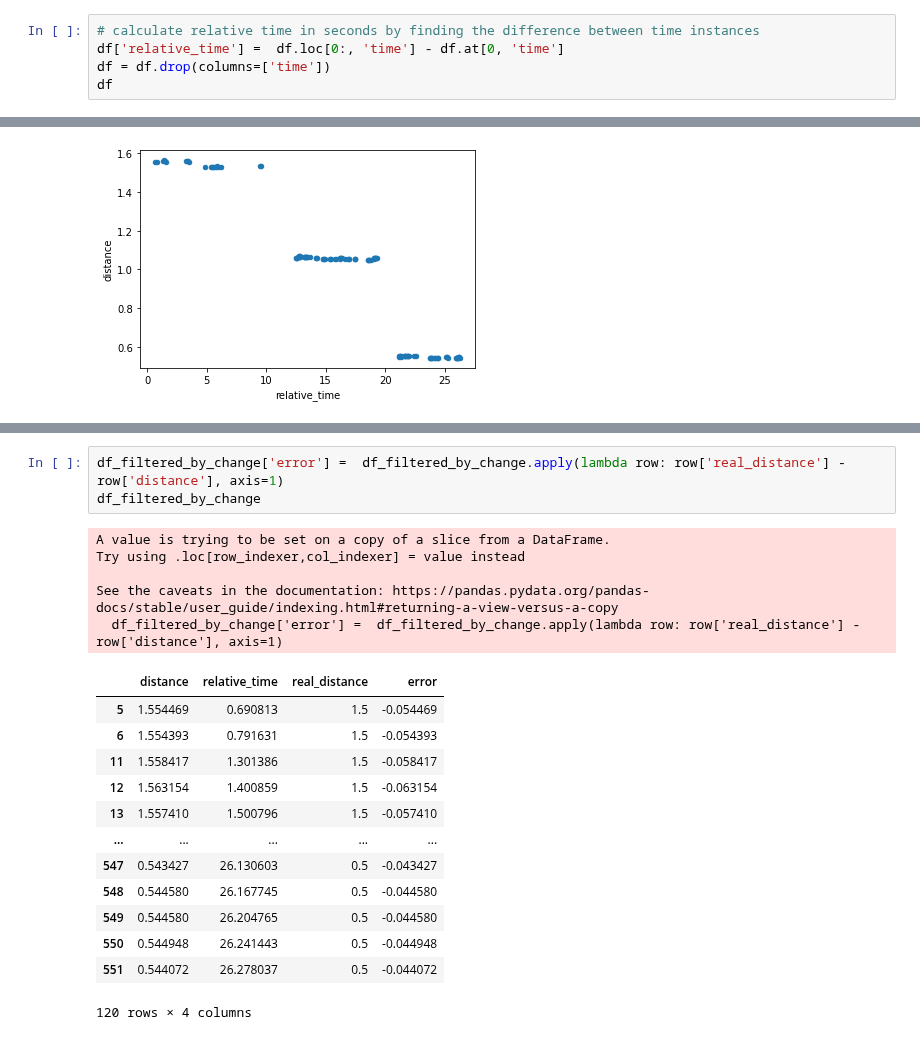
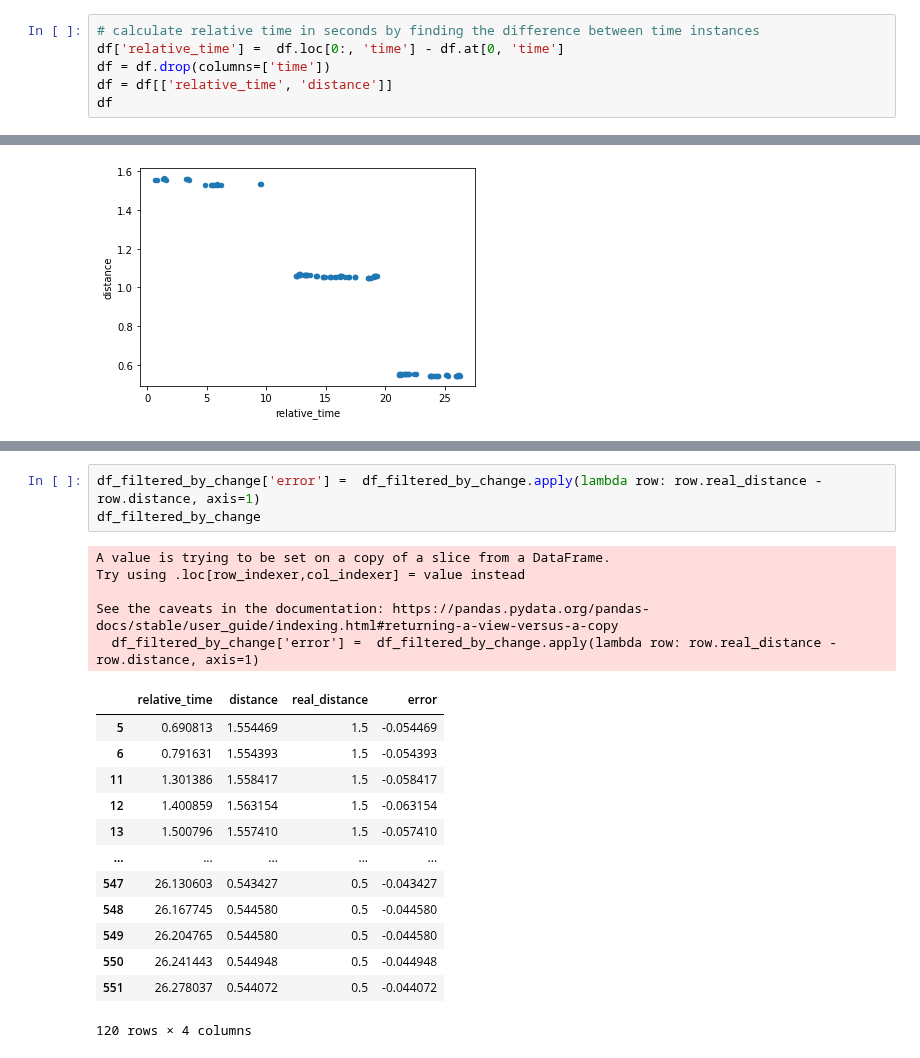
Before and after one commit to hakanErgin/apriltag_test_bench, a Jupyter notebook: test_pipeline/scripts/eda_distance.ipynb, the cells around one changed output, grey strips where cells are left out. Saved outputs shown, nothing was run; the diff lists cells and outputs as text.

Commit message:
error analysis

```diff
--- a/test_pipeline/scripts/eda_distance.ipynb
+++ b/test_pipeline/scripts/eda_distance.ipynb
@@ -28,5 +28,6 @@ df = pd.DataFrame.from_records(rows)
 # calculate relative time in seconds by finding the difference between time instances
 df['relative_time'] =  df.loc[0:, 'time'] - df.at[0, 'time']
 df = df.drop(columns=['time'])
+df = df[['relative_time', 'distance']]
 df
 # %% [output]
@@ -99,23 +100,23 @@ See the caveats in the documentation: https://pandas.pydata.org/pandas-docs/stab
 120 rows × 3 columns
 # %%
-df_filtered_by_change['error'] =  df_filtered_by_change.apply(lambda row: row['real_distance'] - row['distance'], axis=1)
+df_filtered_by_change['error'] =  df_filtered_by_change.apply(lambda row: row.real_distance - row.distance, axis=1)
 df_filtered_by_change
 # %% [output]
 A value is trying to be set on a copy of a slice from a DataFrame.
 Try using .loc[row_indexer,col_indexer] = value instead
 
 See the caveats in the documentation: https://pandas.pydata.org/pandas-docs/stable/user_guide/indexing.html#returning-a-view-versus-a-copy
-  df_filtered_by_change['error'] =  df_filtered_by_change.apply(lambda row: row['real_distance'] - row['distance'], axis=1)
+  df_filtered_by_change['error'] =  df_filtered_by_change.apply(lambda row: row.real_distance - row.distance, axis=1)
-|  | distance | relative_time | real_distance | error |
-| 5 | 1.554469 | 0.690813 | 1.5 | -0.054469 |
-| 6 | 1.554393 | 0.791631 | 1.5 | -0.054393 |
-| 11 | 1.558417 | 1.301386 | 1.5 | -0.058417 |
-| 12 | 1.563154 | 1.400859 | 1.5 | -0.063154 |
-| 13 | 1.557410 | 1.500796 | 1.5 | -0.057410 |
+|  | relative_time | distance | real_distance | error |
+| 5 | 0.690813 | 1.554469 | 1.5 | -0.054469 |
+| 6 | 0.791631 | 1.554393 | 1.5 | -0.054393 |
+| 11 | 1.301386 | 1.558417 | 1.5 | -0.058417 |
+| 12 | 1.400859 | 1.563154 | 1.5 | -0.063154 |
+| 13 | 1.500796 | 1.557410 | 1.5 | -0.057410 |
 | ... | ... | ... | ... | ... |
-| 547 | 0.543427 | 26.130603 | 0.5 | -0.043427 |
-| 548 | 0.544580 | 26.167745 | 0.5 | -0.044580 |
-| 549 | 0.544580 | 26.204765 | 0.5 | -0.044580 |
-| 550 | 0.544948 | 26.241443 | 0.5 | -0.044948 |
-| 551 | 0.544072 | 26.278037 | 0.5 | -0.044072 |
+| 547 | 26.130603 | 0.543427 | 0.5 | -0.043427 |
+| 548 | 26.167745 | 0.544580 | 0.5 | -0.044580 |
+| 549 | 26.204765 | 0.544580 | 0.5 | -0.044580 |
+| 550 | 26.241443 | 0.544948 | 0.5 | -0.044948 |
+| 551 | 26.278037 | 0.544072 | 0.5 | -0.044072 |
 120 rows × 4 columns
```
Also changed, not shown: parts of 5 cells of this notebook.
